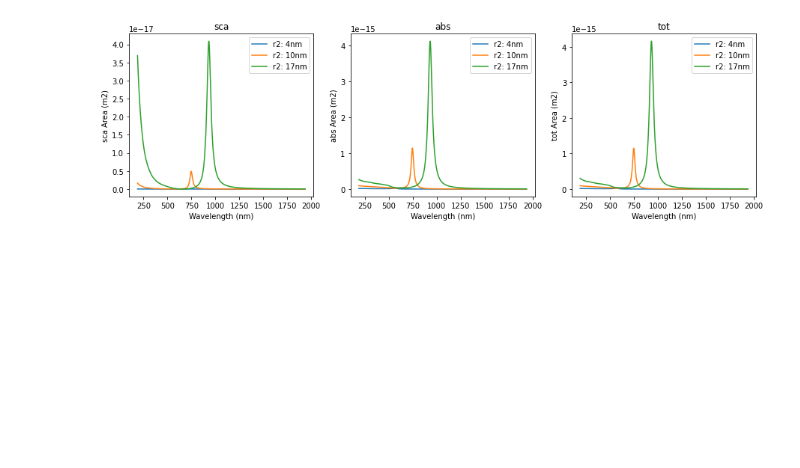
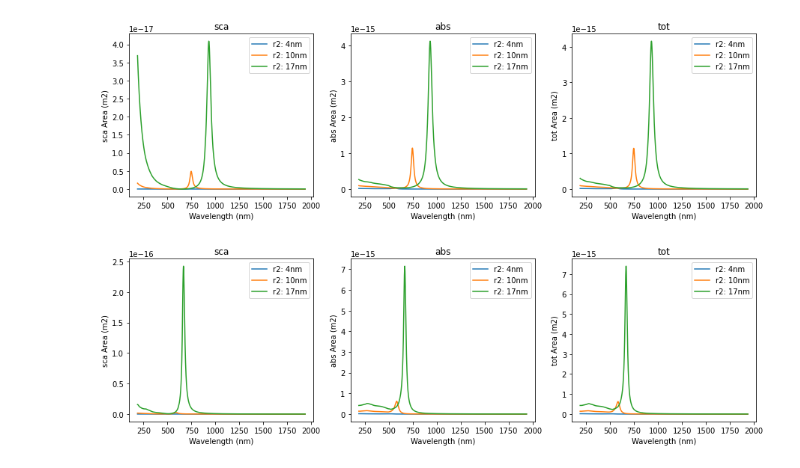
Before and after one commit to amritsaha607/BTP, a Jupyter notebook: notebooks/2_area_plot.ipynb, the cells around one changed output. Cells and saved outputs as stored; diff of their text form; code cells hidden in the pictures; blank space fills up the shorter version.

Commit message:
added-visualization

```diff
--- a/notebooks/2_area_plot.ipynb
+++ b/notebooks/2_area_plot.ipynb
@@ -47,3 +45,23 @@ plotArea(
 )
 # %% [output]
 [figure]
+# %%
+e1, e3 = 1.5, 1
+r = {
+    'r1': np.array([2, 8, 15])*1e-9,
+    'r2': np.array([4, 10, 17])*1e-9,
+}
+eps = {
+    'e1': e1,
+    'e2': content['er'].values+1j*content['ei'].values,
+    'e3': e3,
+}
+lambd = 1e-9*content['wl'].values
+
+plotArea(
+    r, eps, lambd,
+    figs=['sca', 'abs', 'tot'], label_mode=['r2'],
+    overlay=True, debug=True
+)
+# %% [output]
+[figure, added]
```
Also changed, not shown: parts of 2 cells of this notebook.
